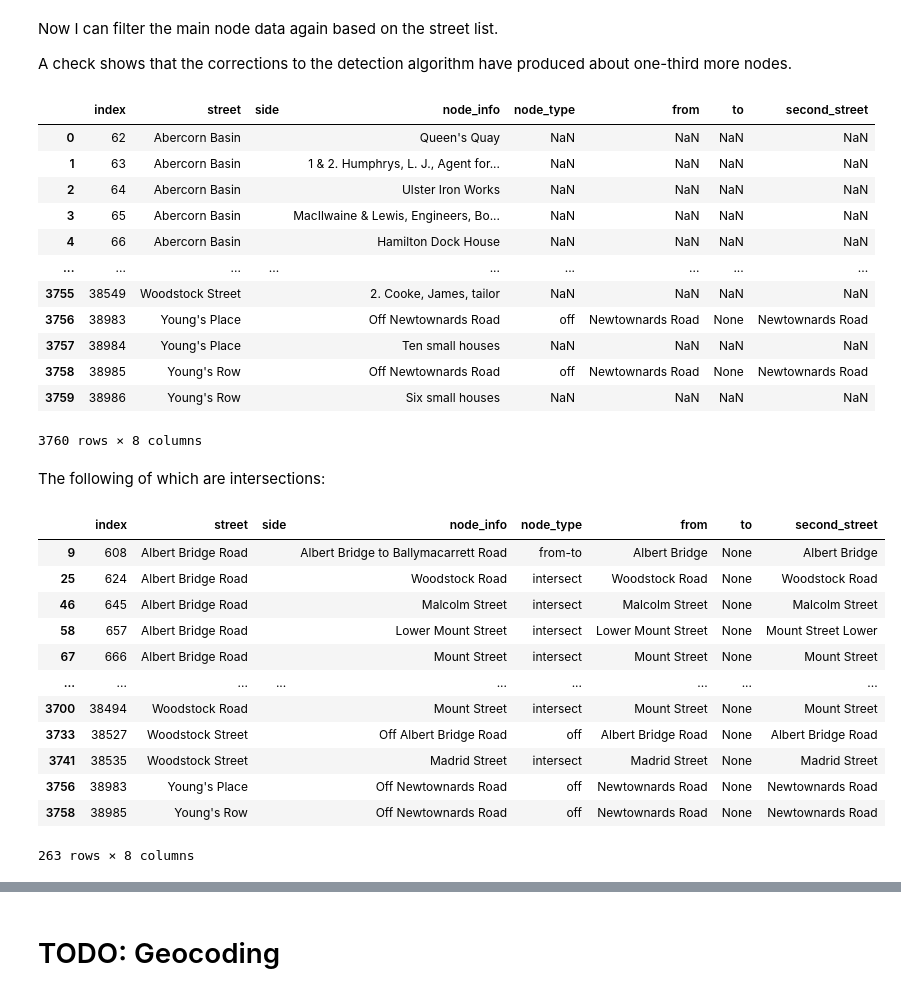
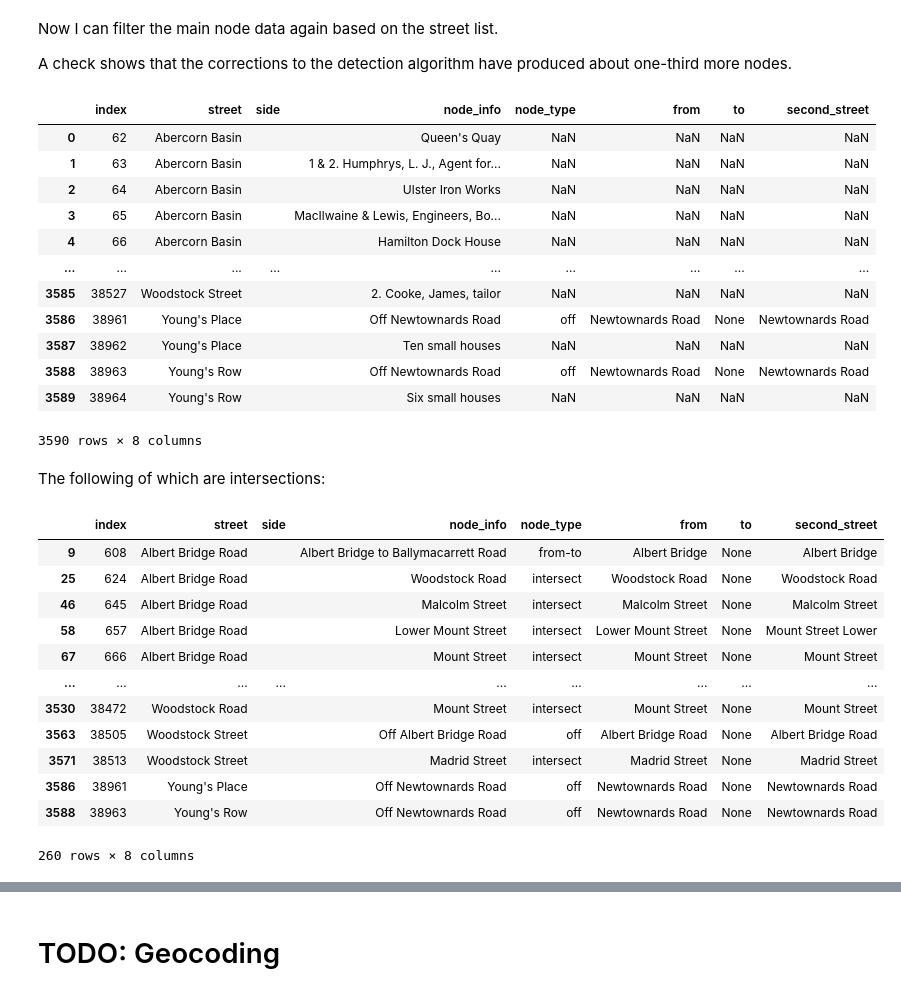
Before and after one commit to sian0x0/Map-Extinct-Addresses, a Jupyter notebook: ballymacarrett-extract.ipynb, the cells around one changed output, grey strips where cells are left out. Drawn from its saved outputs; the diff is of its cells as text; code cells hidden in the pictures.

```diff
--- a/ballymacarrett-extract.ipynb
+++ b/ballymacarrett-extract.ipynb
@@ -222,28 +259,29 @@ def bsd_txt_to_df_basic_nodes_2(txt_file_path):
         next_line = txt_file[i + 1] if i + 1 < len(txt_file) else ''  # with EOF protection
         prev_line = txt_file[i - 1] if i - 1 >= 0 else ''
 
+        # store explicit intersections as nodes and mark them as such
+        if 'intersect' in line.lower():
+            node_info = line.strip(".").replace(' intersects', '').replace(' intersect', '').replace('\n', '')
+            node_type = 'intersect'
+
         # detect street renaming and skip
-        if line.strip() == '' or line.startswith('[Late ') or line.startswith('(Late '):
+        elif line.strip() == '' or line.startswith('[Late ') or line.startswith('(Late '):
             i += 1
             continue
 
         # crude detect lines only denoting side of street even when not directly under street
-        if ']' in line:
+        elif ']' in line:
             side = line.strip()
             i += 1
             continue
 
-        # TODO: fix dots not being removed.
-        # store explicit intersections as nodes and mark them as such
-        if 'intersect' in line.lower():
-            node_info = line.strip(".").replace(' intersects', '').replace(' intersect', '').replace('\n', '')
-            node_type = 'intersect'
         else:
             # detect street header based on line and next line contents
-            if prev_line.strip() == '' and len(line.split()) < 5 and not '[' in line and not ' to ' in line and not 'intersect' in line \
-                and not any(char.isdigit() for char in line) and not "__" in line\
-                and (' to ' in next_line or next_line.startswith('Off ') or next_line.startswith('From ') or '[' in next_line
-                     or 'Road' in next_line or 'Street' in next_line or ', Ballymacarrett' in next_line or next_line.strip() == 'Mountpottinger'
+            if prev_line.strip() == '' and len(line.split()) < 6 and not '[' in line and not ' to ' in line and not 'intersect' in line \
+                and not any(char.isdigit() for char in line) and not "__" in line \
+                and (' to ' in next_line or next_line.startswith('Off ') or next_line.startswith('From ')
+                     or '[' in next_line or 'Road' in next_line or 'Street' in next_line
+                     or ', Ballymacarrett' in next_line or next_line.strip() == 'Mountpottinger'
                      or next_line.strip() == 'Ballymacarrett' or next_line.strip() == '') \
                 and not 'door to' in next_line and not '.......' in next_line and not 'entrance to' in next_line.lower():
 
@@ -261,18 +299,19 @@ def bsd_txt_to_df_basic_nodes_2(txt_file_path):
 
                     i += 1  # increment i an extra time to avoid processing next_line a second time as line
 
-            # detect sub-streets
+            # detect sub-street stub entries and store
             if next_line.strip().startswith('See '):
                 current_street = next_line.strip().replace('See ', '').replace(', Ballymacarrett', '')
                 node_info = line.strip().replace(', Ballymacarrett', '')
                 node_type = 'sub-street'
 
-            # otherwise look for from-to info (also store 'off' as from-to for now, and process it later)
+            # otherwise look for from-to info based on the street line and the following line
             elif (' to ' in next_line or next_line.strip().startswith('Off ') or next_line.strip().startswith('From ') \
                 or 'Road' in next_line or 'Street' in next_line) \
-                and not 'door to' in next_line and not 'entrance to' in next_line.lower() \
-                and not any(char.isdigit() for char in line):
+                and not 'door to' in next_line and not 'entrance to' in next_line.lower() and not '....' in next_line\
+                and not any(char.isdigit() for char in line) and not any(char.isdigit() for char in next_line):
                 node_info = next_line.strip()
+                #(also store 'off' as from-to for now, and process it later)
                 node_type = 'from-to'
 
             # store next lines that may be an intersecting street or may just mean the vicinity of a street
@@ -538,27 +521,28 @@ df_nodes_ballymac_2
 | 3 | 65 | Abercorn Basin |  | MacIlwaine & Lewis, Engineers, Bo... | NaN | NaN | NaN | NaN |
 | 4 | 66 | Abercorn Basin |  | Hamilton Dock House | NaN | NaN | NaN | NaN |
 | ... | ... | ... | ... | ... | ... | ... | ... | ... |
-| 3755 | 38549 | Woodstock Street |  | 2. Cooke, James, tailor | NaN | NaN | NaN | NaN |
-| 3756 | 38983 | Young's Place |  | Off Newtownards Road | off | Newtownards Road | None | Newtownards Road |
-| 3757 | 38984 | Young's Place |  | Ten small houses | NaN | NaN | NaN | NaN |
-| 3758 | 38985 | Young's Row |  | Off Newtownards Road | off | Newtownards Road | None | Newtownards Road |
-| 3759 | 38986 | Young's Row |  | Six small houses | NaN | NaN | NaN | NaN |
+| 3585 | 38527 | Woodstock Street |  | 2. Cooke, James, tailor | NaN | NaN | NaN | NaN |
+| 3586 | 38961 | Young's Place |  | Off Newtownards Road | off | Newtownards Road | None | Newtownards Road |
+| 3587 | 38962 | Young's Place |  | Ten small houses | NaN | NaN | NaN | NaN |
+| 3588 | 38963 | Young's Row |  | Off Newtownards Road | off | Newtownards Road | None | Newtownards Road |
+| 3589 | 38964 | Young's Row |  | Six small houses | NaN | NaN | NaN | NaN |
-3760 rows × 8 columns
+3590 rows × 8 columns
 # %% [markdown]
 The following of which are intersections:
 # %%
-df_nodes_ballymac_2[df_nodes_ballymac_2['second_street'].notna()]
+df_nodes_ballymac_intersections = df_nodes_ballymac_2[df_nodes_ballymac_2['second_street'].notna()]
+df_nodes_ballymac_intersections
 # %% [output]
 |  | index | street | side | node_info | node_type | from | to | second_street |
 | 9 | 608 | Albert Bridge Road |  | Albert Bridge to Ballymacarrett Road | from-to | Albert Bridge | None | Albert Bridge |
 | 25 | 624 | Albert Bridge Road |  | Woodstock Road | intersect | Woodstock Road | None | Woodstock Road |
 | 46 | 645 | Albert Bridge Road |  | Malcolm Street | intersect | Malcolm Street | None | Malcolm Street |
 | 58 | 657 | Albert Bridge Road |  | Lower Mount Street | intersect | Lower Mount Street | None | Mount Street Lower |
 | 67 | 666 | Albert Bridge Road |  | Mount Street | intersect | Mount Street | None | Mount Street |
 | ... | ... | ... | ... | ... | ... | ... | ... | ... |
-| 3700 | 38494 | Woodstock Road |  | Mount Street | intersect | Mount Street | None | Mount Street |
-| 3733 | 38527 | Woodstock Street |  | Off Albert Bridge Road | off | Albert Bridge Road | None | Albert Bridge Road |
-| 3741 | 38535 | Woodstock Street |  | Madrid Street | intersect | Madrid Street | None | Madrid Street |
-| 3756 | 38983 | Young's Place |  | Off Newtownards Road | off | Newtownards Road | None | Newtownards Road |
-| 3758 | 38985 | Young's Row |  | Off Newtownards Road | off | Newtownards Road | None | Newtownards Road |
+| 3530 | 38472 | Woodstock Road |  | Mount Street | intersect | Mount Street | None | Mount Street |
+| 3563 | 38505 | Woodstock Street |  | Off Albert Bridge Road | off | Albert Bridge Road | None | Albert Bridge Road |
+| 3571 | 38513 | Woodstock Street |  | Madrid Street | intersect | Madrid Street | None | Madrid Street |
+| 3586 | 38961 | Young's Place |  | Off Newtownards Road | off | Newtownards Road | None | Newtownards Road |
+| 3588 | 38963 | Young's Row |  | Off Newtownards Road | off | Newtownards Road | None | Newtownards Road |
-263 rows × 8 columns
+260 rows × 8 columns
```
Also changed, not shown: parts of 19 cells of this notebook.
